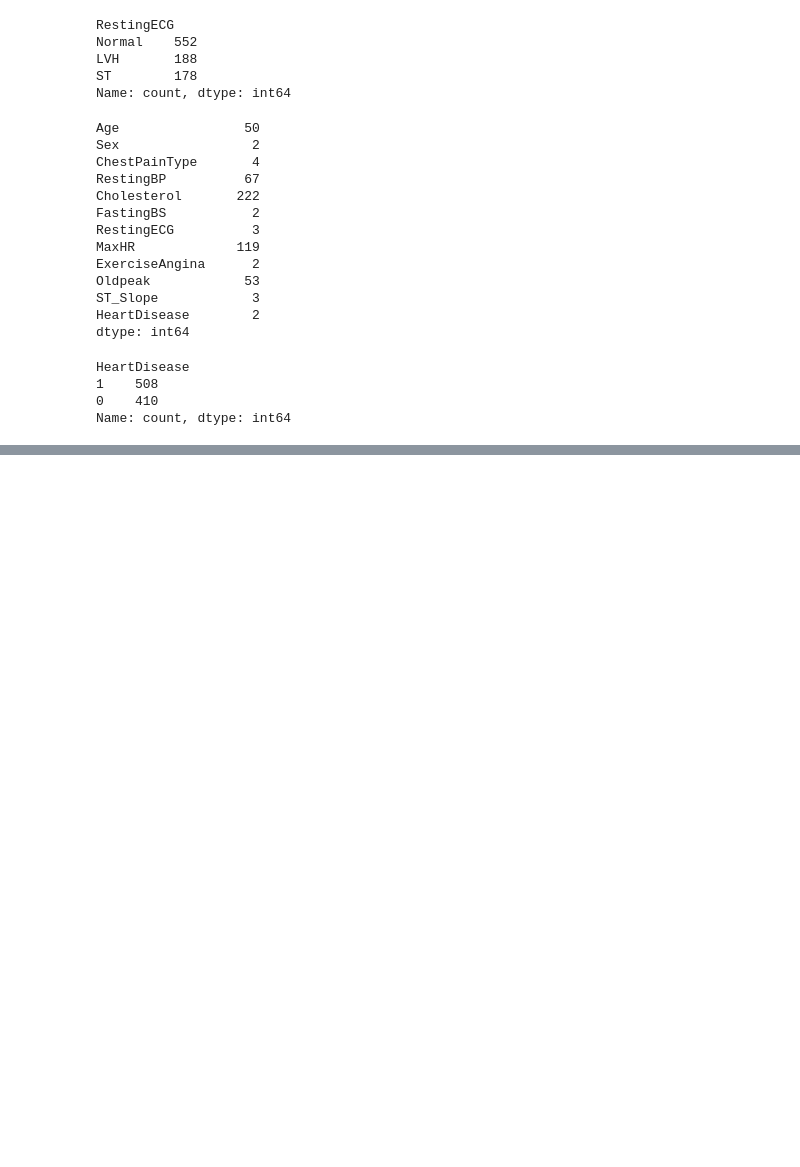
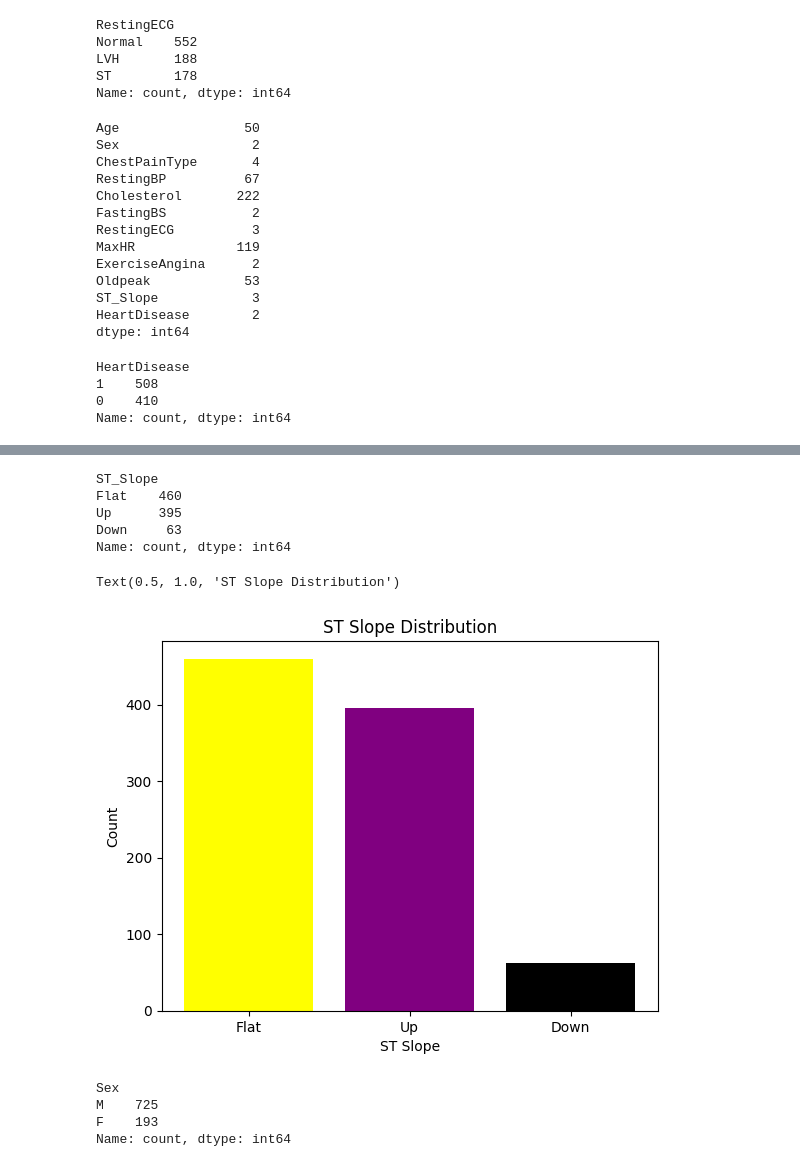
Before and after one commit to ImaneMdn/Heart-disease-prediction, a Jupyter notebook: heartdisease.ipynb, the cells around one changed output, grey strips where cells are left out. Drawn from its saved outputs; the diff is of its cells as text; code cells hidden in the pictures; blank space fills up the shorter version.

```diff
--- a/heartdisease.ipynb
+++ b/heartdisease.ipynb
@@ -169,0 +224,26 @@ Name: count, dtype: int64
+# %%
+count_slope = df['ST_Slope'].value_counts()
+count_slope
+# %% [output]
+ST_Slope
+Flat    460
+Up      395
+Down     63
+Name: count, dtype: int64
+# %%
+plt.bar(count_slope.index, count_slope.values, color=['yellow','purple','black'])
+
+plt.xlabel('ST Slope')
+plt.ylabel('Count')
+plt.title('ST Slope Distribution')
+# %% [output]
+Text(0.5, 1.0, 'ST Slope Distribution')
+[figure, added]
+# %%
+count_sex = df['Sex'].value_counts()
+count_sex
+# %% [output]
+Sex
+M    725
+F    193
+Name: count, dtype: int64
```
Also changed, not shown: parts of 65 cells of this notebook.
